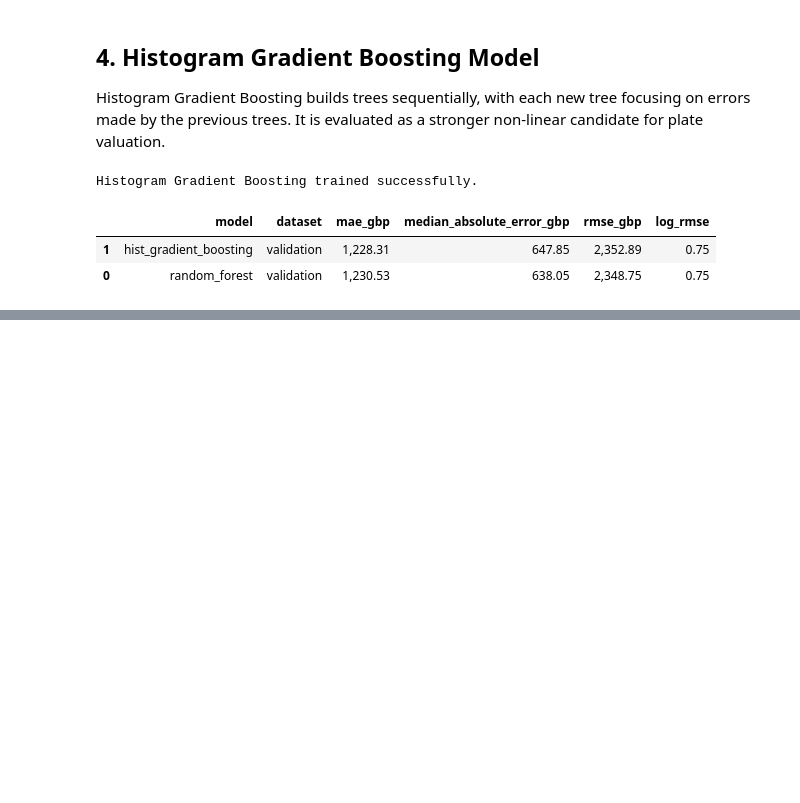
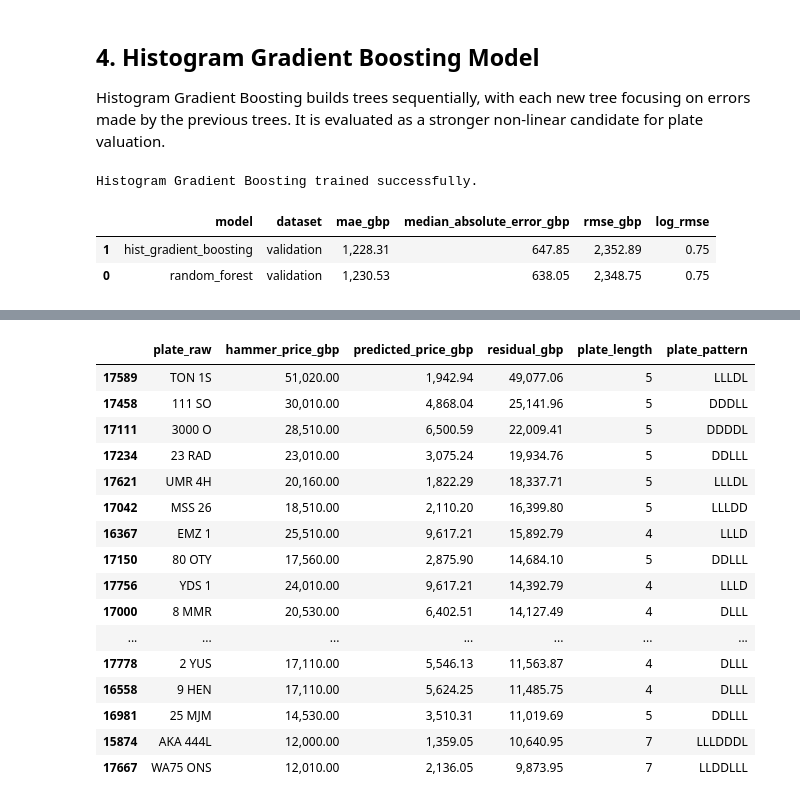
Before and after one commit to ozzy2438/Plate-Value-Intelligence, a Jupyter notebook: 05_valuation_tree_models.ipynb, the cells around one changed output, grey strips where cells are left out. Saved outputs shown, nothing was run; the diff lists cells and outputs as text; code cells hidden in the pictures; blank space fills up the shorter version.

```diff
--- a/05_valuation_tree_models.ipynb
+++ b/05_valuation_tree_models.ipynb
@@ -516,0 +1290,38 @@ all_validation_results
+# %%
+largest_underpredictions = (
+    final_test_predictions
+    .sort_values(
+        "residual_gbp",
+        ascending=False,
+    )
+    .head(20)
+)
+
+largest_underpredictions[
+    [
+        "plate_raw",
+        RAW_PRICE_COLUMN,
+        "predicted_price_gbp",
+        "residual_gbp",
+        "plate_length",
+        "plate_pattern",
+    ]
+]
+# %% [output]
+|  | plate_raw | hammer_price_gbp | predicted_price_gbp | residual_gbp | plate_length | plate_pattern |
+| 17589 | TON 1S | 51,020.00 | 1,942.94 | 49,077.06 | 5 | LLLDL |
+| 17458 | 111 SO | 30,010.00 | 4,868.04 | 25,141.96 | 5 | DDDLL |
+| 17111 | 3000 O | 28,510.00 | 6,500.59 | 22,009.41 | 5 | DDDDL |
+| 17234 | 23 RAD | 23,010.00 | 3,075.24 | 19,934.76 | 5 | DDLLL |
+| 17621 | UMR 4H | 20,160.00 | 1,822.29 | 18,337.71 | 5 | LLLDL |
+| 17042 | MSS 26 | 18,510.00 | 2,110.20 | 16,399.80 | 5 | LLLDD |
+| 16367 | EMZ 1 | 25,510.00 | 9,617.21 | 15,892.79 | 4 | LLLD |
+| 17150 | 80 OTY | 17,560.00 | 2,875.90 | 14,684.10 | 5 | DDLLL |
+| 17756 | YDS 1 | 24,010.00 | 9,617.21 | 14,392.79 | 4 | LLLD |
+| 17000 | 8 MMR | 20,530.00 | 6,402.51 | 14,127.49 | 4 | DLLL |
+| ... | ... | ... | ... | ... | ... | ... |
+| 17778 | 2 YUS | 17,110.00 | 5,546.13 | 11,563.87 | 4 | DLLL |
+| 16558 | 9 HEN | 17,110.00 | 5,624.25 | 11,485.75 | 4 | DLLL |
+| 16981 | 25 MJM | 14,530.00 | 3,510.31 | 11,019.69 | 5 | DDLLL |
+| 15874 | AKA 444L | 12,000.00 | 1,359.05 | 10,640.95 | 7 | LLLDDDL |
+| 17667 | WA75 ONS | 12,010.00 | 2,136.05 | 9,873.95 | 7 | LLDDLLL |
```
Also changed, not shown: parts of 30 cells of this notebook, 12 other files.
